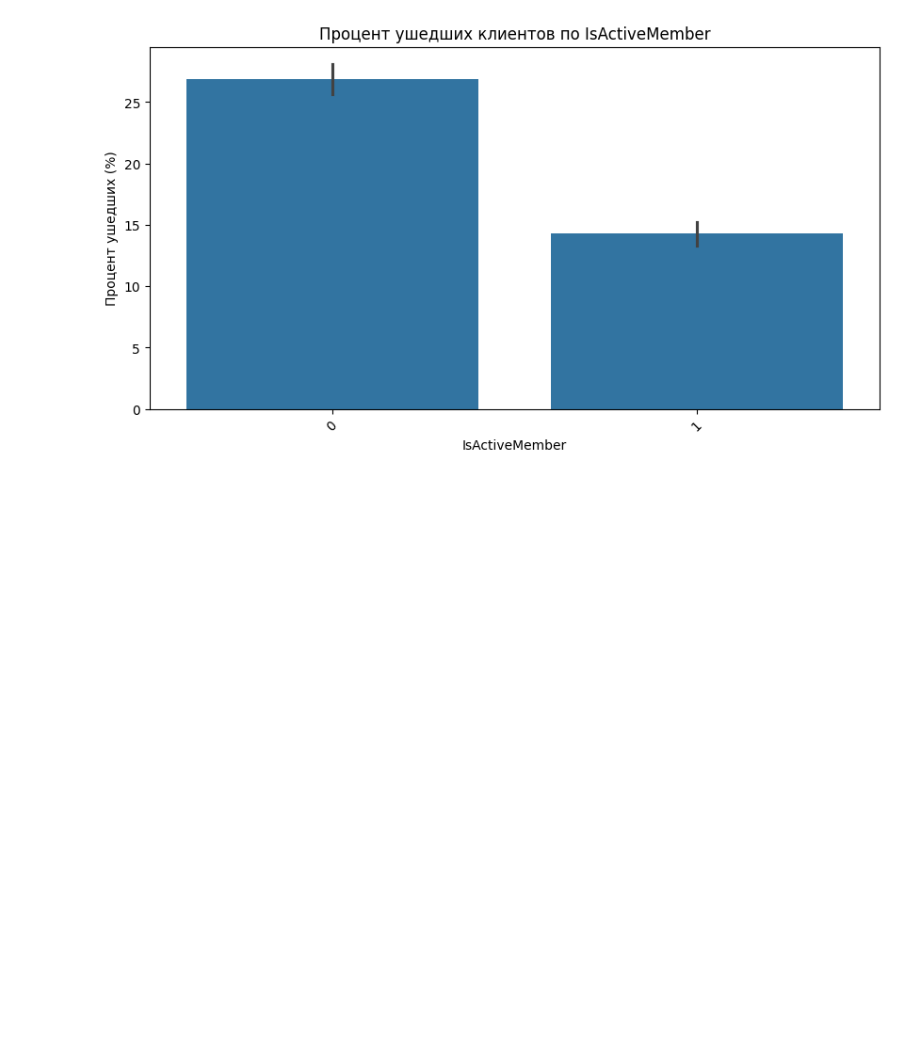
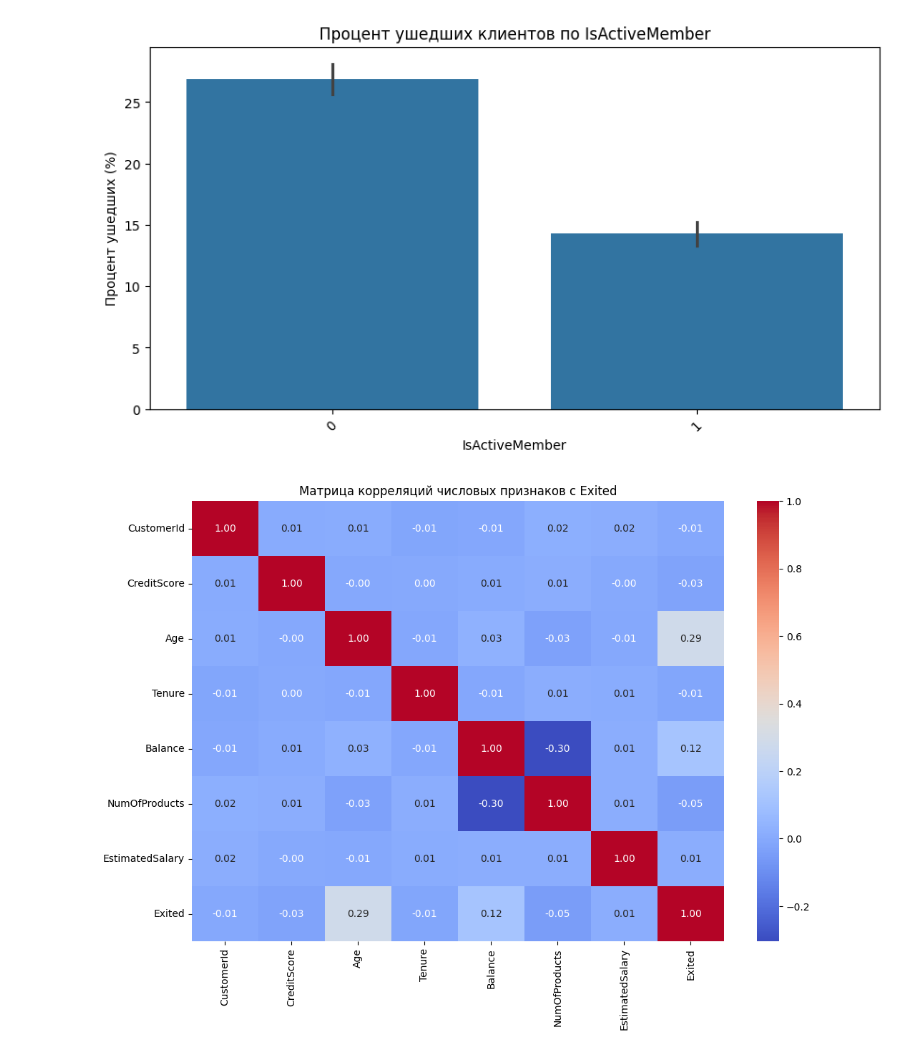
Before and after one commit to UlyanaGru/ml_practice, a Jupyter notebook: ml_practice.ipynb, the cells around one changed output. Cells and saved outputs as stored; diff of their text form; code cells hidden in the pictures; blank space fills up the shorter version.

Commit message:
correlation matrix for numeric features

```diff
--- a/ml_practice.ipynb
+++ b/ml_practice.ipynb
@@ -166,3 +166,11 @@ for col in cat_cols[1:]:
 [figure]
 [figure]
 [figure]
+# %%
+plt.figure(figsize=(12, 8))
+corr = churn_data[numeric_cols + [target]].corr()
+sns.heatmap(corr, annot=True, cmap='coolwarm', fmt='.2f')
+plt.title('Матрица корреляций числовых признаков с Exited')
+plt.show()
+# %% [output]
+[figure, added]
```
